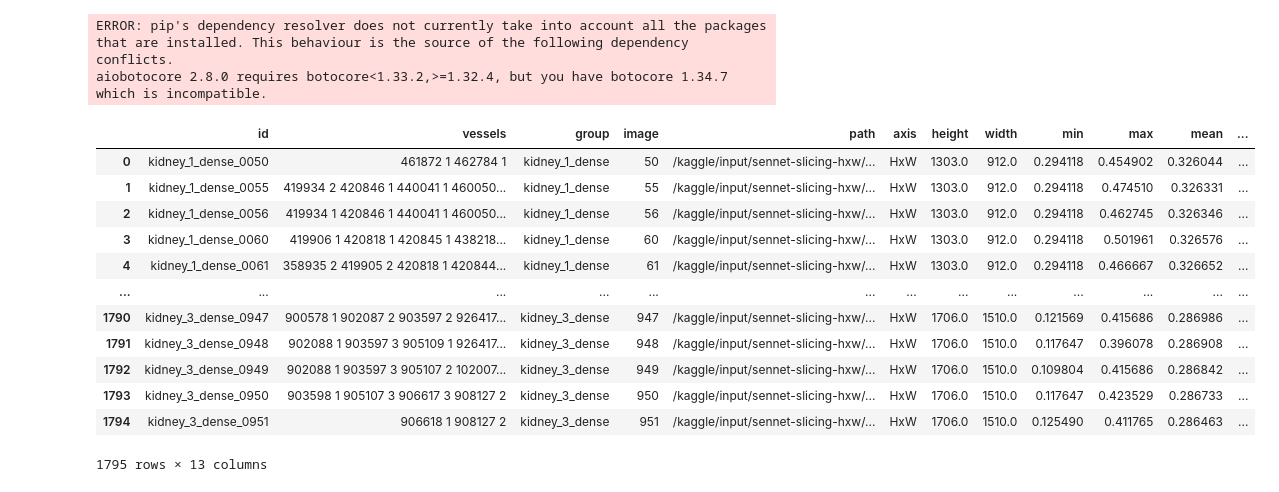
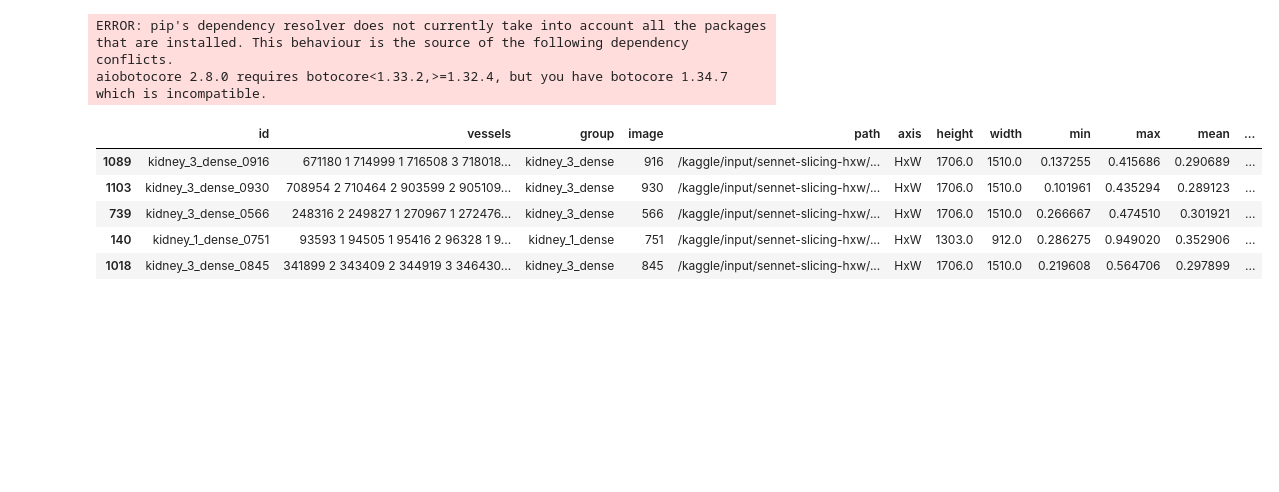
Before and after one commit to recursingfeynman/sennet-segmentation, a Jupyter notebook: notebooks/sennet-full-resolution-training.ipynb, the cells around one changed output. Saved outputs shown, nothing was run; the diff lists cells and outputs as text; code cells hidden in the pictures; blank space fills up the shorter version.

Commit message:
Kaggle Notebook | SenNet | Full Resolution Training | Version 7

```diff
--- a/notebooks/sennet-full-resolution-training.ipynb
+++ b/notebooks/sennet-full-resolution-training.ipynb
@@ -43,12 +43,30 @@ from angionet.postprocessing import fill_holes, apply_threshold
 from albumentations.core.transforms_interface import ImageOnlyTransform
 
 class Rescale(ImageOnlyTransform):
-    def __init__(self, **kwargs):
-        super().__init__(always_apply = False, p = 1)
+    def __init__(self, always_apply=True, p = 1):
+        super().__init__(self)
 
     def apply(self, image, **kwargs):
         image = (image - image.min()) / (image.max() - image.min())
         return np.asarray(image, dtype = 'float32')
+
+class Standardize(ImageOnlyTransform):
+    def __init__(self, always_apply=True, p = 1):
+        super().__init__(self)
+
+    def apply(self, image, **kwargs):
+        image = (image - image.mean()) / image.std()
+        return np.asarray(image, dtype = 'float32')
+
+class MinMaxScaler(ImageOnlyTransform):
+    def __init__(self, min_, max_, always_apply=True, p = 1):
+        super().__init__(self)
+        self.min = min_
+        self.max = max_
+
+    def apply(self, image, **kwargs):
+        image = (image - self.min) / (self.max - self.min)
+        return np.asarray(image, dtype = 'float32')
 # %%
 class config:
     seed           = 42
@@ -65,7 +83,7 @@ class config:
     backbone       = "tu-seresnext50_32x4d"
     train          = ['kidney_1_dense']
     test           = ['kidney_3_dense']
-    split          = (5, 1) # stride
+    split          = (10, 1) # stride
     accumulate     = 3
     learning_rate  = 5e-4
     weight_decay   = 1e-2
@@ -79,20 +97,21 @@ class config:
             A.VerticalFlip(),
             A.RandomRotate90(),
             A.RandomBrightnessContrast(p = 1),
-            A.ShiftScaleRotate(scale_limit=0.3, rotate_limit=0, shift_limit=0.1),
             A.OneOf([
                 A.GaussNoise(var_limit=[10, 50]),
                 A.GaussianBlur(),
                 A.MotionBlur(),
             ], p=0.4),
             A.GridDistortion(num_steps=5, distort_limit=0.3, p=0.5),
-            Rescale(),
+            Standardize(),
             AP.ToTensorV2()
         ]),
 
         "test": A.Compose([
-            A.PadIfNeeded(1728, 1536, position = A.PadIfNeeded.PositionType.TOP_LEFT),
-            Rescale(),
+            Standardize(),
+            A.PadIfNeeded(1728, 1536,
+                          position = A.PadIfNeeded.PositionType.TOP_LEFT,
+                          border_mode = cv2.BORDER_CONSTANT),
             AP.ToTensorV2()
         ])
     }
@@ -109,33 +128,26 @@ set_seed(seed = config.seed)
 # %%
 data = []
 for path in config.data:
     data.append(pd.read_csv(Path(path, "images/train_rles.csv")))
 
 data = pd.concat(data)[['id', 'vessels', 'group', 'image', 'path', 'axis', 'height', 'width', 'min', 'max','mean', 'std']]
 
 for groups, stage in zip([config.train, config.test], ['train', 'test']):
     data.loc[data.group.isin(groups), 'stage'] = stage
 
 dirs = {g:p for g, p in zip(["HxW", "DxH", "DxW"], config.data)}
 data['path'] = data.apply(lambda x: f"{dirs[x.axis]}/{x.path}", axis = 1)
 data = data.dropna(subset = ['stage'])
 
 train_ids = data.query("stage == 'train'")['id'].iloc[::config.split[0]]
 train_data = data.loc[(data.stage == 'train') & (data.id.isin(train_ids))]
 test_data = data.loc[(data.stage == 'test') & (data.axis == 'HxW')]
 data = pd.concat((train_data, test_data), axis = 0).reset_index(drop=True)
-data
+data.sample(5)
 # %% [output]
 |  | id | vessels | group | image | path | axis | height | width | min | max | mean | ... |
-| 0 | kidney_1_dense_0050 | 461872 1 462784 1 | kidney_1_dense | 50 | /kaggle/input/sennet-slicing-hxw/... | HxW | 1303.0 | 912.0 | 0.294118 | 0.454902 | 0.326044 | ... |
-| 1 | kidney_1_dense_0055 | 419934 2 420846 1 440041 1 460050... | kidney_1_dense | 55 | /kaggle/input/sennet-slicing-hxw/... | HxW | 1303.0 | 912.0 | 0.294118 | 0.474510 | 0.326331 | ... |
-| 2 | kidney_1_dense_0056 | 419934 1 420846 1 440041 1 460050... | kidney_1_dense | 56 | /kaggle/input/sennet-slicing-hxw/... | HxW | 1303.0 | 912.0 | 0.294118 | 0.462745 | 0.326346 | ... |
-| 3 | kidney_1_dense_0060 | 419906 1 420818 1 420845 1 438218... | kidney_1_dense | 60 | /kaggle/input/sennet-slicing-hxw/... | HxW | 1303.0 | 912.0 | 0.294118 | 0.501961 | 0.326576 | ... |
-| 4 | kidney_1_dense_0061 | 358935 2 419905 2 420818 1 420844... | kidney_1_dense | 61 | /kaggle/input/sennet-slicing-hxw/... | HxW | 1303.0 | 912.0 | 0.294118 | 0.466667 | 0.326652 | ... |
-| ... | ... | ... | ... | ... | ... | ... | ... | ... | ... | ... | ... | ... |
-| 1790 | kidney_3_dense_0947 | 900578 1 902087 2 903597 2 926417... | kidney_3_dense | 947 | /kaggle/input/sennet-slicing-hxw/... | HxW | 1706.0 | 1510.0 | 0.121569 | 0.415686 | 0.286986 | ... |
-| 1791 | kidney_3_dense_0948 | 902088 1 903597 3 905109 1 926417... | kidney_3_dense | 948 | /kaggle/input/sennet-slicing-hxw/... | HxW | 1706.0 | 1510.0 | 0.117647 | 0.396078 | 0.286908 | ... |
-| 1792 | kidney_3_dense_0949 | 902088 1 903597 3 905107 2 102007... | kidney_3_dense | 949 | /kaggle/input/sennet-slicing-hxw/... | HxW | 1706.0 | 1510.0 | 0.109804 | 0.415686 | 0.286842 | ... |
-| 1793 | kidney_3_dense_0950 | 903598 1 905107 3 906617 3 908127 2 | kidney_3_dense | 950 | /kaggle/input/sennet-slicing-hxw/... | HxW | 1706.0 | 1510.0 | 0.117647 | 0.423529 | 0.286733 | ... |
-| 1794 | kidney_3_dense_0951 | 906618 1 908127 2 | kidney_3_dense | 951 | /kaggle/input/sennet-slicing-hxw/... | HxW | 1706.0 | 1510.0 | 0.125490 | 0.411765 | 0.286463 | ... |
+| 1089 | kidney_3_dense_0916 | 671180 1 714999 1 716508 3 718018... | kidney_3_dense | 916 | /kaggle/input/sennet-slicing-hxw/... | HxW | 1706.0 | 1510.0 | 0.137255 | 0.415686 | 0.290689 | ... |
+| 1103 | kidney_3_dense_0930 | 708954 2 710464 2 903599 2 905109... | kidney_3_dense | 930 | /kaggle/input/sennet-slicing-hxw/... | HxW | 1706.0 | 1510.0 | 0.101961 | 0.435294 | 0.289123 | ... |
+| 739 | kidney_3_dense_0566 | 248316 2 249827 1 270967 1 272476... | kidney_3_dense | 566 | /kaggle/input/sennet-slicing-hxw/... | HxW | 1706.0 | 1510.0 | 0.266667 | 0.474510 | 0.301921 | ... |
+| 140 | kidney_1_dense_0751 | 93593 1 94505 1 95416 2 96328 1 9... | kidney_1_dense | 751 | /kaggle/input/sennet-slicing-hxw/... | HxW | 1303.0 | 912.0 | 0.286275 | 0.949020 | 0.352906 | ... |
+| 1018 | kidney_3_dense_0845 | 341899 2 343409 2 344919 3 346430... | kidney_3_dense | 845 | /kaggle/input/sennet-slicing-hxw/... | HxW | 1706.0 | 1510.0 | 0.219608 | 0.564706 | 0.297899 | ... |
-1795 rows × 13 columns
```
Also changed, not shown: parts of 3 cells of this notebook.
